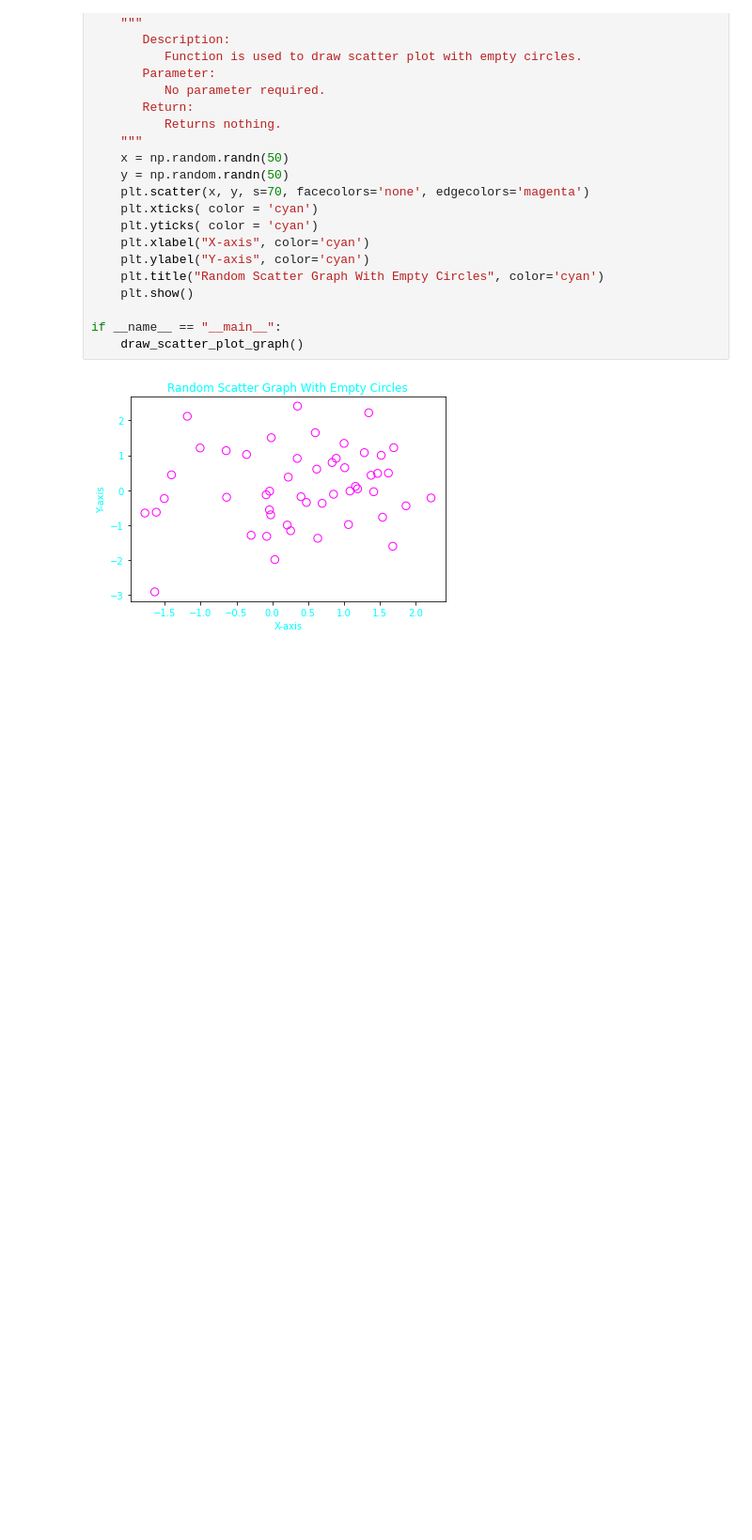
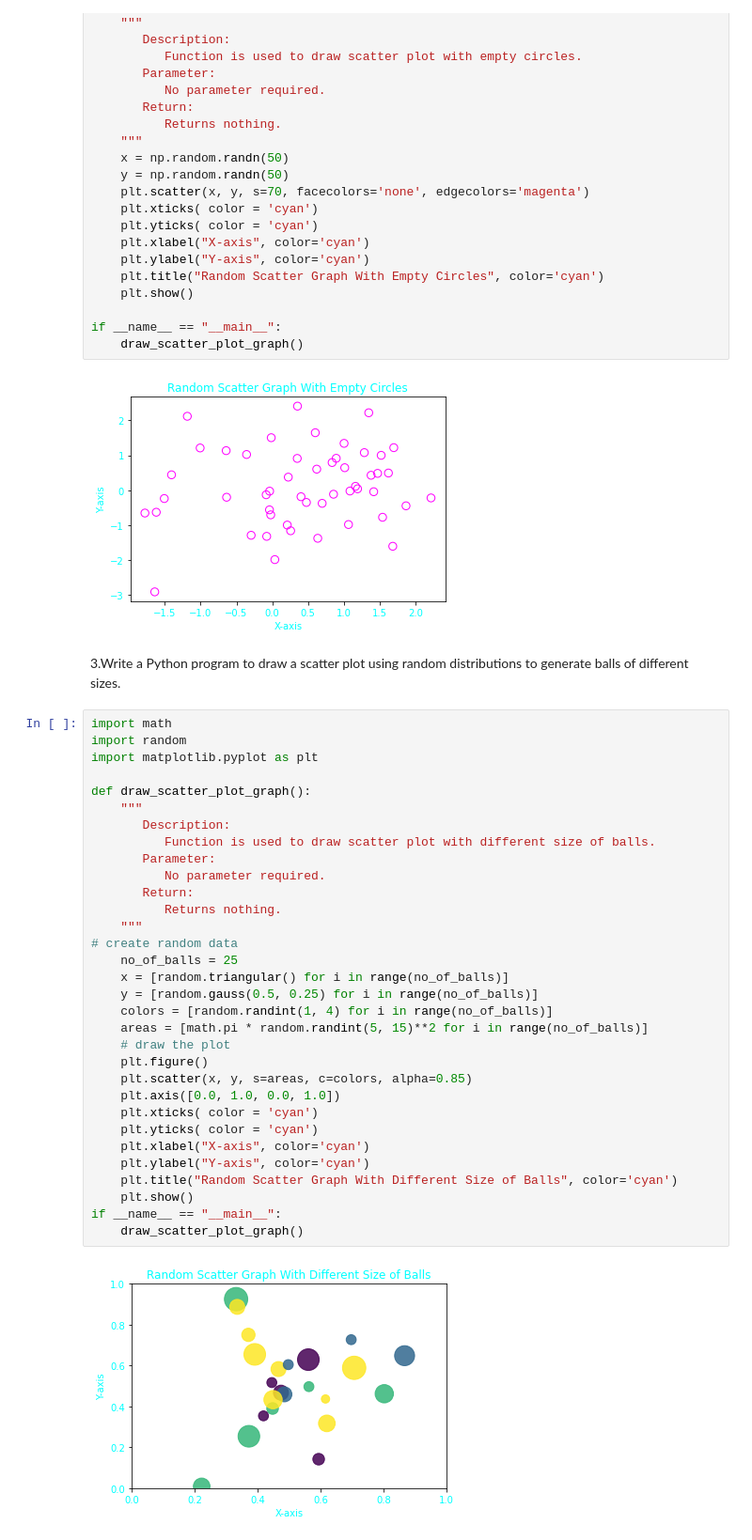
Before and after one commit to shaikhfarzana/Python-Libraries, a Jupyter notebook: Matplotlib_Scatterplot_Problems/Matplotlib_Scatterplot_Problems.ipynb, the cells around one changed output. Shown: that part at 94% size. Drawn from its saved outputs; the diff is of its cells as text; blank space fills up the shorter version.

Commit message:
[Farzana] Add: Python program to draw a scatter plot using random distributions to generate balls of different sizes.

```diff
--- a/Matplotlib_Scatterplot_Problems/Matplotlib_Scatterplot_Problems.ipynb
+++ b/Matplotlib_Scatterplot_Problems/Matplotlib_Scatterplot_Problems.ipynb
@@ -65,3 +65,39 @@ if __name__ == "__main__":
     draw_scatter_plot_graph()
 # %% [output]
 [figure]
+# %% [markdown]
+3.Write a Python program to draw a scatter plot using random distributions to generate balls of different sizes.
+# %%
+import math
+import random
+import matplotlib.pyplot as plt
+
+def draw_scatter_plot_graph():
+    """
+       Description:
+          Function is used to draw scatter plot with different size of balls.
+       Parameter:
+          No parameter required.
+       Return:
+          Returns nothing.
+    """
+# create random data
+    no_of_balls = 25
+    x = [random.triangular() for i in range(no_of_balls)]
+    y = [random.gauss(0.5, 0.25) for i in range(no_of_balls)]
+    colors = [random.randint(1, 4) for i in range(no_of_balls)]
+    areas = [math.pi * random.randint(5, 15)**2 for i in range(no_of_balls)]
+    # draw the plot
+    plt.figure()
+    plt.scatter(x, y, s=areas, c=colors, alpha=0.85)
+    plt.axis([0.0, 1.0, 0.0, 1.0])
+    plt.xticks( color = 'cyan')
+    plt.yticks( color = 'cyan')
+    plt.xlabel("X-axis", color='cyan')
+    plt.ylabel("Y-axis", color='cyan')
+    plt.title("Random Scatter Graph With Different Size of Balls", color='cyan')
+    plt.show()
+if __name__ == "__main__":
+    draw_scatter_plot_graph()
+# %% [output]
+[figure, added]
```
